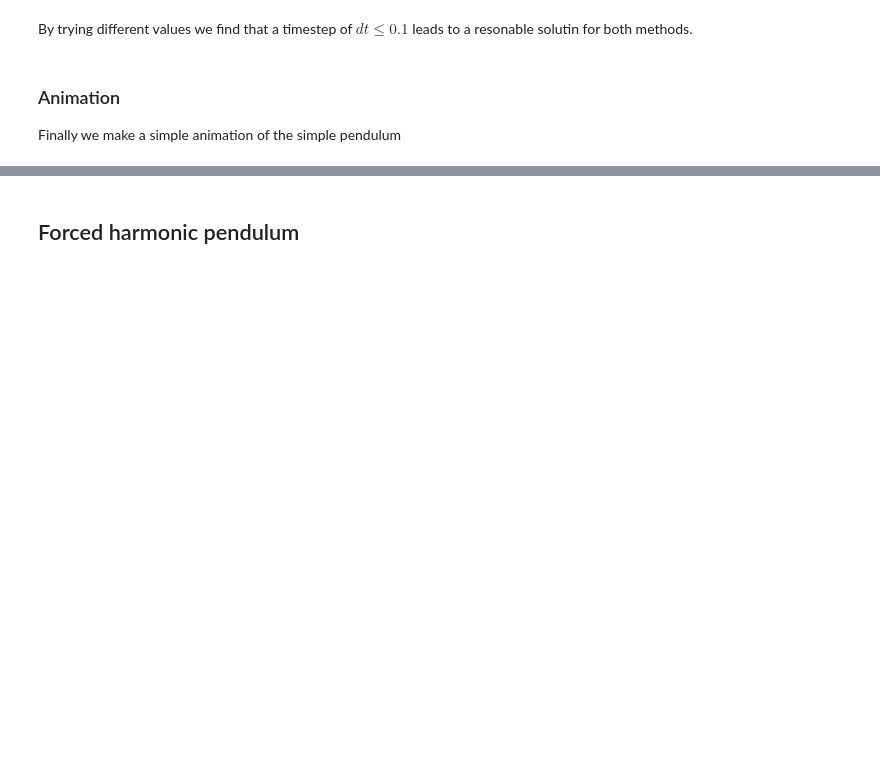
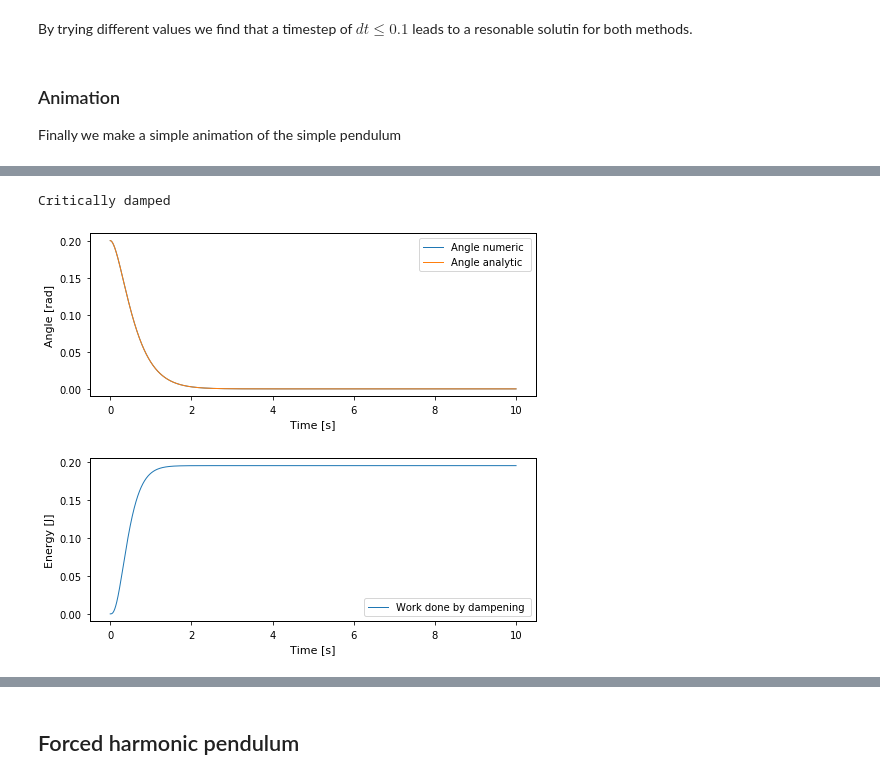
Before and after one commit to kaprests/Pendulum, a Jupyter notebook: pendulum2.ipynb, the cells around one changed output, grey strips where cells are left out. Cells and saved outputs as stored; diff of their text form; code cells hidden in the pictures; blank space fills up the shorter version.

```diff
--- a/pendulum2.ipynb
+++ b/pendulum2.ipynb
@@ -416,0 +505,28 @@ HTML(anim.to_html5_video())
+# %%
+
+#Criticaly damped
+q_crit = np.sqrt(4*g/l)
+
+sol_crit = solve_ivp(lambda t, y: Df(t,y,q_crit), t_span=[0, sim_time], y0=[theta_0, omega_0], max_step = dt )
+theta_vec_crit, omg_vec_crit = sol_crit.y[0], sol_crit.y[1]
+kin_energy_crit, pot_energy_crit, total_energy_crit = energies(sol_crit.y[0], sol_crit.y[1])
+
+"""plot results"""
+print("Critically damped")
+plt.plot(sol_crit.t, theta_vec_crit, label = "Angle numeric ")
+plt.plot(sol_crit.t, theta_analytic(sol_crit.t, q = q_crit ), label = "Angle analytic")
+plt.xlabel("Time [s]")
+plt.ylabel("Angle [rad]")
+plt.legend()
+plt.show()
+plt.plot(sol_crit.t, total_energy_crit[0] - total_energy_crit , label = "Work done by dampening ")
+#plt.plot(sol.t, total_energy_RK45, label = "Work done by dampening analytical")
+
+plt.xlabel("Time [s]")
+plt.ylabel("Energy [J]")
+plt.legend()
+plt.show()
+# %% [output]
+Critically damped
+[figure, added]
+[figure, added]
```
Also changed, not shown: parts of 15 cells of this notebook.
